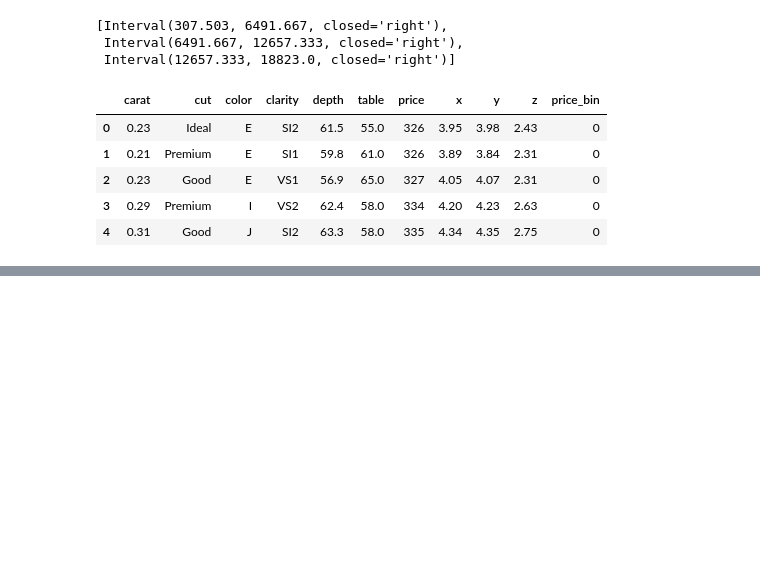
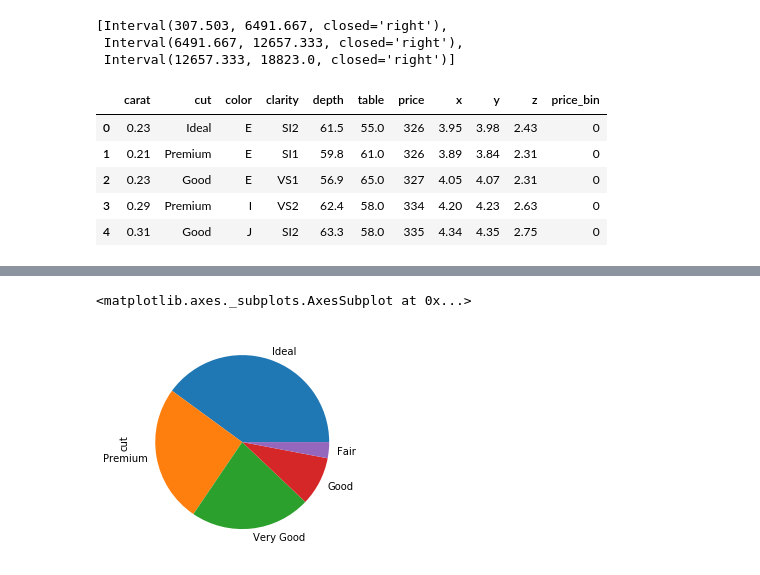
Before and after one commit to ArielJosephCohen/diamonds, a Jupyter notebook: Untitled.ipynb, the cells around one changed output, grey strips where cells are left out. Saved outputs shown, nothing was run; the diff lists cells and outputs as text; code cells hidden in the pictures; blank space fills up the shorter version.

```diff
--- a/Untitled.ipynb
+++ b/Untitled.ipynb
@@ -104,0 +110,3 @@ df.head()
+# %%
+for col in pd.get_dummies(df.cut).columns:
+    df[col]=pd.get_dummies(df.cut)[col]
@@ -104,0 +122,5 @@ df.head()
+# %%
+df.cut.value_counts().plot(kind='pie')
+# %% [output]
+<matplotlib.axes._subplots.AxesSubplot at 0x...>
+[figure, added]
```
Also changed, not shown: parts of 16 cells of this notebook.
